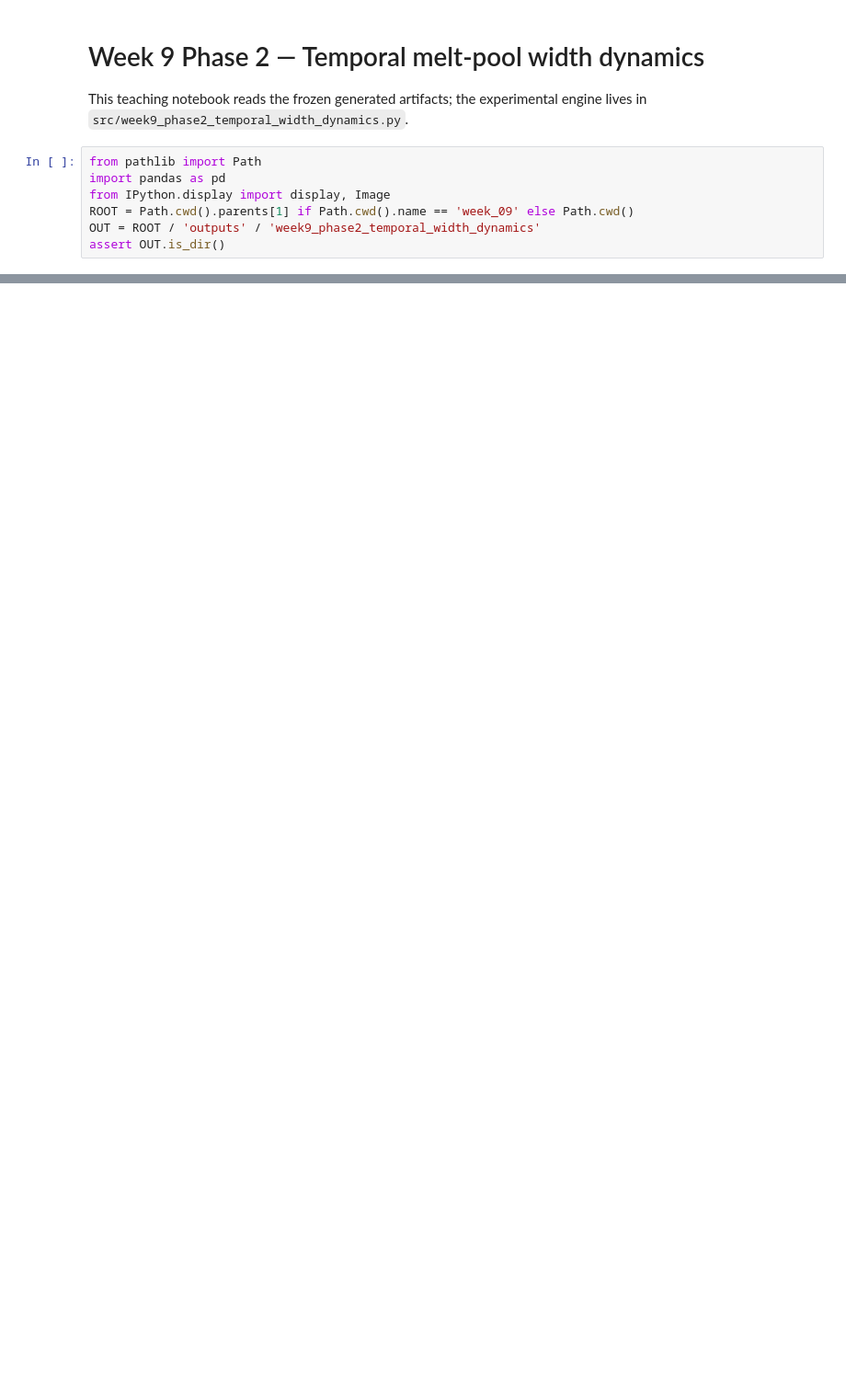
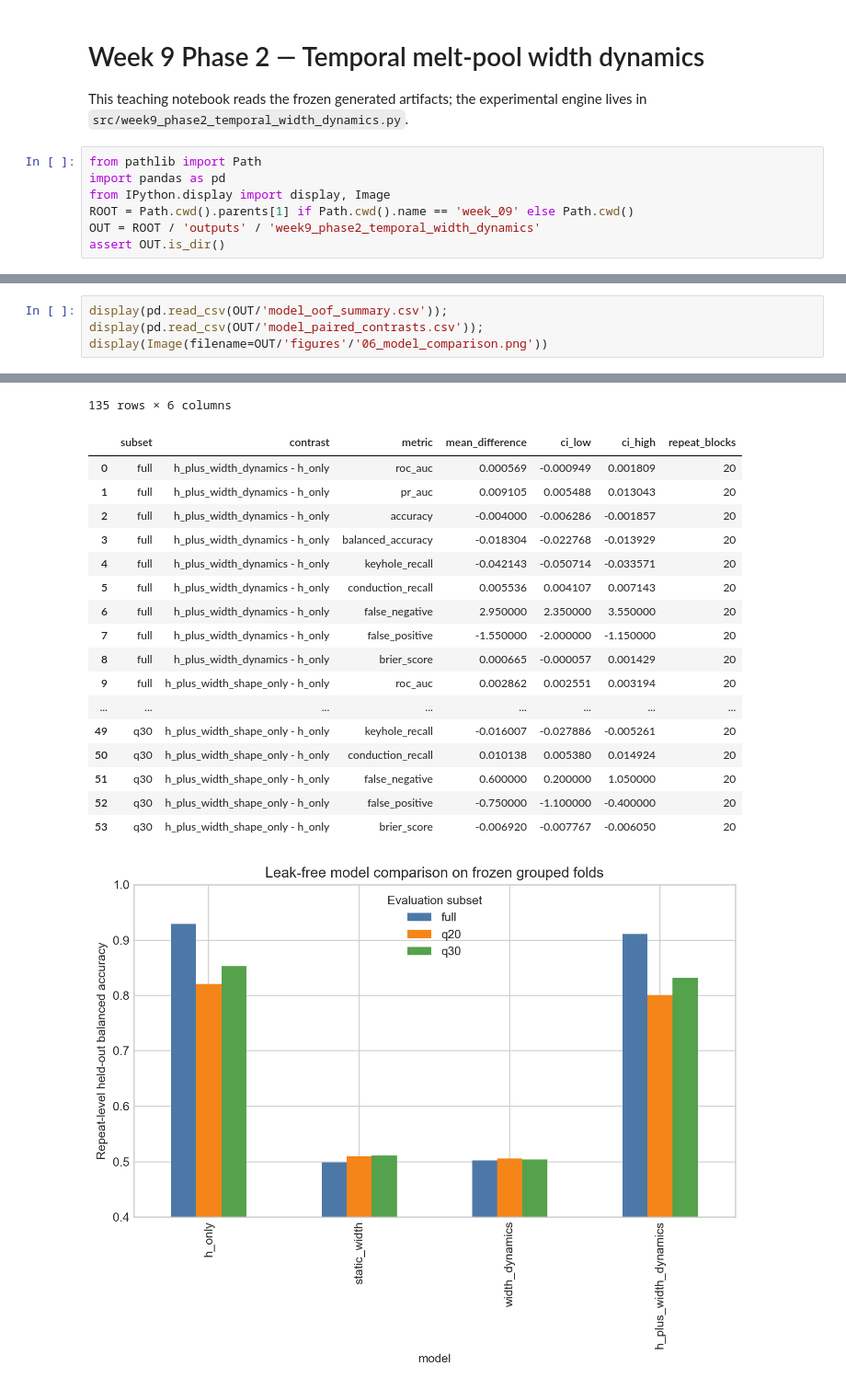
Before and after one commit to iso0/active-level-set-week1-warmup, a Jupyter notebook: notebooks/week_09/05_week9_phase2_temporal_width_dynamics.ipynb, the cells around one changed output, grey strips where cells are left out. Shown at 92% size. Cells and saved outputs as stored; diff of their text form; blank space fills up the shorter version.

```diff
--- a/notebooks/week_09/05_week9_phase2_temporal_width_dynamics.ipynb
+++ b/notebooks/week_09/05_week9_phase2_temporal_width_dynamics.ipynb
@@ -45,0 +110,3 @@ display(pd.read_csv(OUT/'model_oof_summary.csv')); display(Image(filename=OUT/'f
+# %%
+display(pd.read_csv(OUT/'model_oof_summary.csv')); display(pd.read_csv(OUT/'model_paired_contrasts.csv')); display(Image(filename=OUT/'figures'/'06_model_comparison.png'))
+# %% [output]
@@ -45,0 +125,19 @@ display(pd.read_csv(OUT/'model_oof_summary.csv')); display(Image(filename=OUT/'f
+135 rows × 6 columns
+|  | subset | contrast | metric | mean_difference | ci_low | ci_high | repeat_blocks |
+| 0 | full | h_plus_width_dynamics - h_only | roc_auc | 0.000569 | -0.000949 | 0.001809 | 20 |
+| 1 | full | h_plus_width_dynamics - h_only | pr_auc | 0.009105 | 0.005488 | 0.013043 | 20 |
+| 2 | full | h_plus_width_dynamics - h_only | accuracy | -0.004000 | -0.006286 | -0.001857 | 20 |
+| 3 | full | h_plus_width_dynamics - h_only | balanced_accuracy | -0.018304 | -0.022768 | -0.013929 | 20 |
+| 4 | full | h_plus_width_dynamics - h_only | keyhole_recall | -0.042143 | -0.050714 | -0.033571 | 20 |
+| 5 | full | h_plus_width_dynamics - h_only | conduction_recall | 0.005536 | 0.004107 | 0.007143 | 20 |
+| 6 | full | h_plus_width_dynamics - h_only | false_negative | 2.950000 | 2.350000 | 3.550000 | 20 |
+| 7 | full | h_plus_width_dynamics - h_only | false_positive | -1.550000 | -2.000000 | -1.150000 | 20 |
+| 8 | full | h_plus_width_dynamics - h_only | brier_score | 0.000665 | -0.000057 | 0.001429 | 20 |
+| 9 | full | h_plus_width_shape_only - h_only | roc_auc | 0.002862 | 0.002551 | 0.003194 | 20 |
+| ... | ... | ... | ... | ... | ... | ... | ... |
+| 49 | q30 | h_plus_width_shape_only - h_only | keyhole_recall | -0.016007 | -0.027886 | -0.005261 | 20 |
+| 50 | q30 | h_plus_width_shape_only - h_only | conduction_recall | 0.010138 | 0.005380 | 0.014924 | 20 |
+| 51 | q30 | h_plus_width_shape_only - h_only | false_negative | 0.600000 | 0.200000 | 1.050000 | 20 |
+| 52 | q30 | h_plus_width_shape_only - h_only | false_positive | -0.750000 | -1.100000 | -0.400000 | 20 |
+| 53 | q30 | h_plus_width_shape_only - h_only | brier_score | -0.006920 | -0.007767 | -0.006050 | 20 |
+[figure, added]
```
Also changed, not shown: parts of 36 cells of this notebook, 44 other files.
